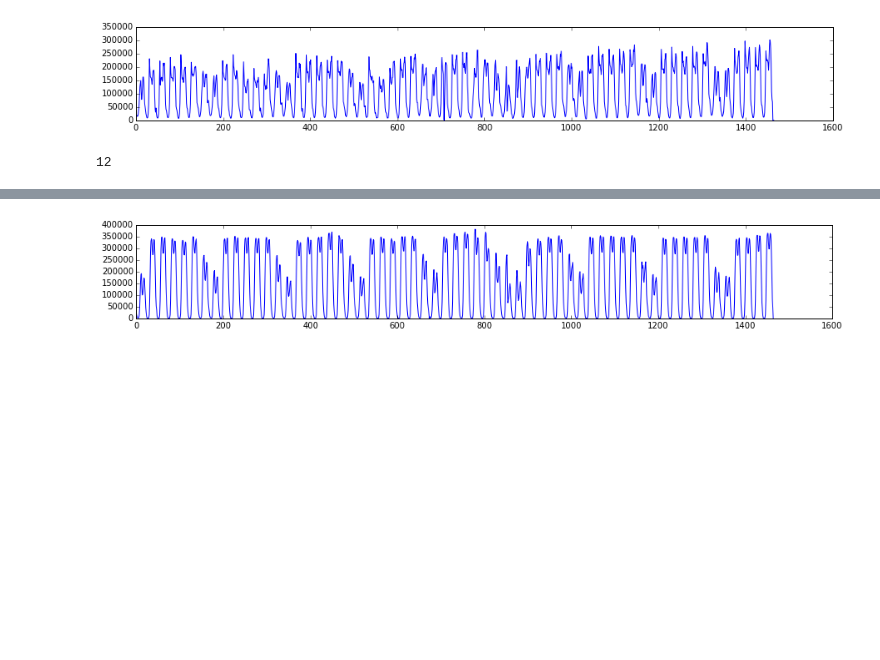
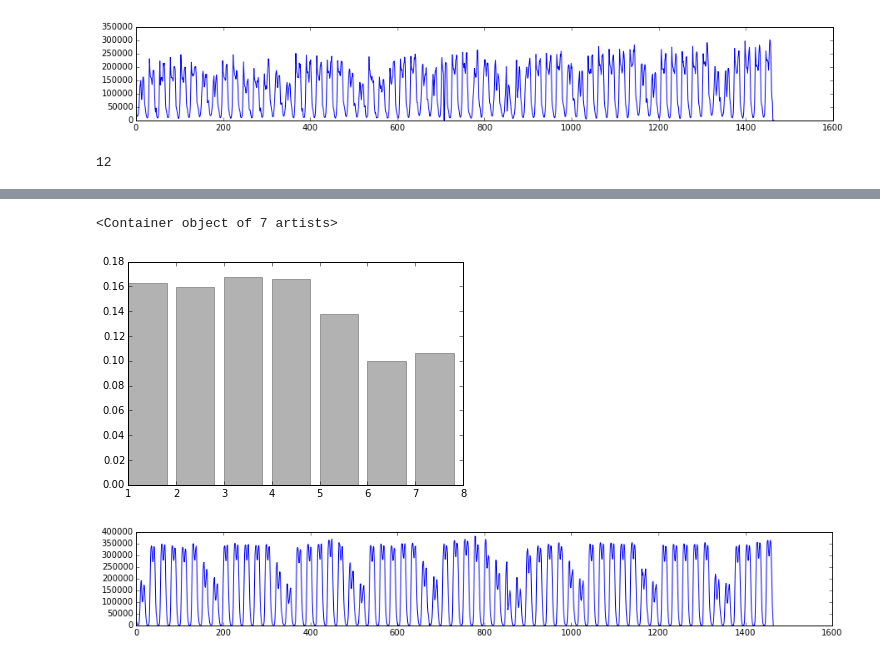
Before and after one commit to massaroantonio/telecom_bigdata, a Jupyter notebook: get_features.ipynb, the cells around one changed output, grey strips where cells are left out. Drawn from its saved outputs; the diff is of its cells as text; code cells hidden in the pictures; blank space fills up the shorter version.

```diff
--- a/get_features.ipynb
+++ b/get_features.ipynb
@@ -167,3 +188,9 @@ array([ 0.,  0.,  0.,  0.,  0.,  0.,  0.,  0.,  0.,  0.,  0.,  0.,  0.,
+# %%
+H=np.histogram(day_time_comune[:,0],normed=True,bins=list(range(1,9)))
+plt.bar(H[1][:-1],H[0],alpha=0.3,color='black',label='incidenti')
+# %% [output]
+<Container object of 7 artists>
+[figure, added]
 # %%
 weather=np.zeros(n_timeslots)-1
 out=open('weather','r')
```
Also changed, not shown: parts of 8 cells of this notebook, 6 other files.
